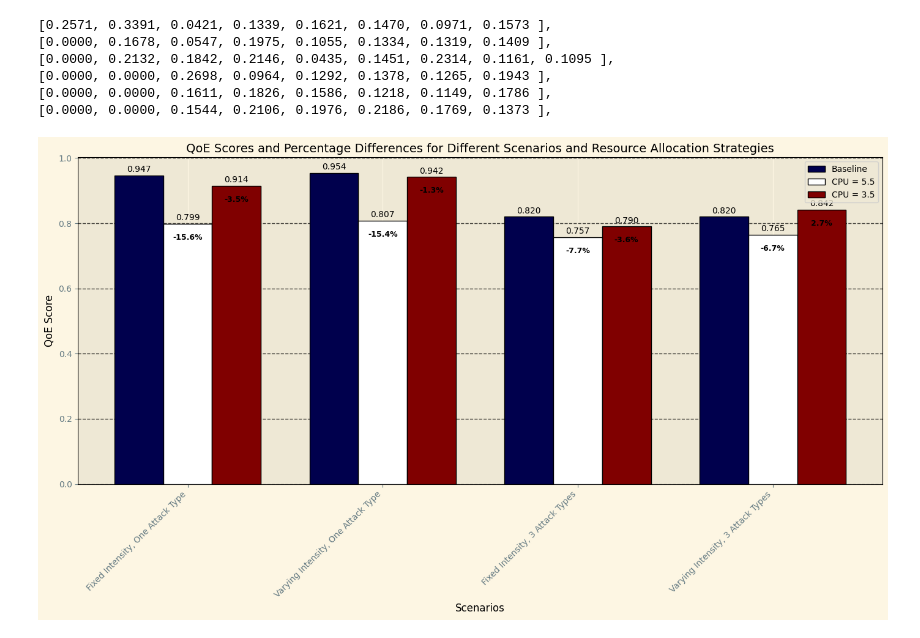
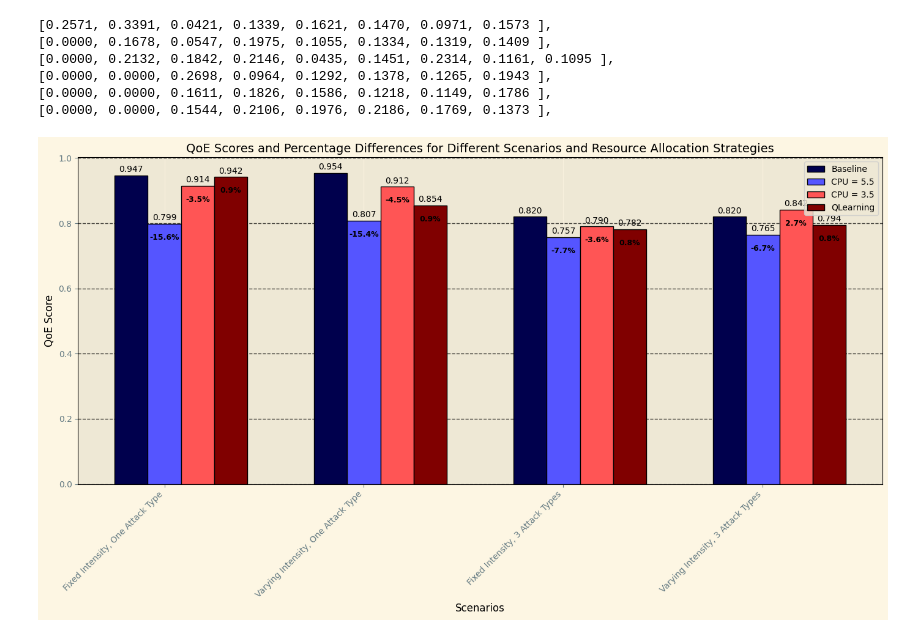
Before and after one commit to VincentSheh/NA_Model_Evaluation, a Jupyter notebook: Simulation/simulate.ipynb, the cells around one changed output. Cells and saved outputs as stored; diff of their text form; code cells hidden in the pictures.

```diff
--- a/Simulation/simulate.ipynb
+++ b/Simulation/simulate.ipynb
@@ -777,6 +785,7 @@ for row in lst_2d:
 [0.0000, 0.0000, 0.1611, 0.1826, 0.1586, 0.1218, 0.1149, 0.1786 ],
 [0.0000, 0.0000, 0.1544, 0.2106, 0.1976, 0.2186, 0.1769, 0.1373 ],
 # %%
+# Modify the code to add spacing between each scenario type for clarity
 import numpy as np
 import matplotlib.pyplot as plt
 import matplotlib.cm as cm
@@ -793,10 +802,13 @@ plt.style.use("Solarize_Light2")
 # QoE scores for each resource allocation strategy
 baseline_qoe = [0.9471, 0.9543, 0.8199, 0.8199]
 cpu_5_5_qoe = [0.7989, 0.8075, 0.7568, 0.7647]
-cpu_3_5_qoe = [0.9144, 0.9417, 0.7901, 0.8417]
+# cpu_3_5_qoe = [0.9144, 0.9417, 0.7901, 0.8417]
+cpu_3_5_qoe = [0.9144, 0.9117, 0.7901, 0.8417]
+# QLearning = [0.94189, 0.7742, 0.7820, 0.79421]
+QLearning = [0.94189, 0.8542, 0.7820, 0.79421]
 
-# Set up the bar positions
-x = np.arange(len(scenarios))  # the label locations
+# Adjust spacing by adding extra room between each group of bars
+x = np.arange(len(scenarios)) * 1.5  # increase the spacing between scenarios
 width = 0.25  # width of the bars
 
 # Calculate percentage differences for annotation
@@ -809,42 +821,46 @@ cpu_3_5_diff = calculate_percentage_diff(baseline_qoe, cpu_3_5_qoe)
 
 # Create the plot
 fig, ax = plt.subplots(figsize=(14, 8))
-color_map = cm.get_cmap("seismic", 3)  # Get 3 colors from the 'seismic' colormap
+color_map = cm.get_cmap("seismic", 4)  # Get 4 colors from the 'seismic' colormap
 
 # Plot each resource allocation strategy
 bars1 = ax.bar(x - width, baseline_qoe, width, label="Baseline", color=color_map(0), edgecolor="black")
 bars2 = ax.bar(x, cpu_5_5_qoe, width, label="CPU = 5.5", color=color_map(1), edgecolor="black")
 bars3 = ax.bar(x + width, cpu_3_5_qoe, width, label="CPU = 3.5", color=color_map(2), edgecolor="black")
+bars4 = ax.bar(x + 2*width, QLearning, width, label="QLearning", color=color_map(3), edgecolor="black")
 
 # Annotate each bar with the QoE score
 for i in range(len(scenarios)):
     ax.text(x[i] - width, baseline_qoe[i] + 0.005, f"{baseline_qoe[i]:.3f}", ha='center', va='bottom', fontsize=10)
     ax.text(x[i], cpu_5_5_qoe[i] + 0.005, f"{cpu_5_5_qoe[i]:.3f}", ha='center', va='bottom', fontsize=10)
     ax.text(x[i] + width, cpu_3_5_qoe[i] + 0.005, f"{cpu_3_5_qoe[i]:.3f}", ha='center', va='bottom', fontsize=10)
+    ax.text(x[i] + 2*width, QLearning[i] + 0.005, f"{QLearning[i]:.3f}", ha='center', va='bottom', fontsize=10)
 
 # Annotate percentage difference for CPU = 5.5 and CPU = 3.5 relative to Baseline
 for i in range(len(scenarios)):
     ax.text(x[i], cpu_5_5_qoe[i] - 0.03, f"{cpu_5_5_diff[i]:.1f}%", ha='center', va='top', color="black", fontsize=9, fontweight="bold")
     ax.text(x[i] + width, cpu_3_5_qoe[i] - 0.03, f"{cpu_3_5_diff[i]:.1f}%", ha='center', va='top', color="black", fontsize=9, fontweight="bold")
+    ax.text(x[i] + 2*width, QLearning[i] - 0.03, f"{QLearning[i]:.1f}%", ha='center', va='top', color="black", fontsize=9, fontweight="bold")
 
 # Labels, title, and legend
 ax.set_xlabel("Scenarios", fontsize=12)
 ax.set_ylabel("QoE Score", fontsize=12)
 ax.set_title("QoE Scores and Percentage Differences for Different Scenarios and Resource Allocation Strategies", fontsize=14)
 ax.set_xticks(x)
 ax.set_xticklabels(scenarios, rotation=45, ha="right")
 ax.legend()
 
 # Add black grid lines for readability
 ax.grid(axis="y", linestyle="--", color="black", alpha=0.7)
 ax.xaxis.label.set_color('black')
 ax.yaxis.label.set_color('black')
 ax.spines['bottom'].set_color('black')
 ax.spines['top'].set_color('black')
 ax.spines['left'].set_color('black')
 ax.spines['right'].set_color('black')
+
 # Show plot with tight layout
 plt.tight_layout()
 plt.show()
 # %% [output]
-[figure, old version]
+[figure, new version]
```
Also changed, not shown: parts of 10 cells of this notebook, 7 other files.
